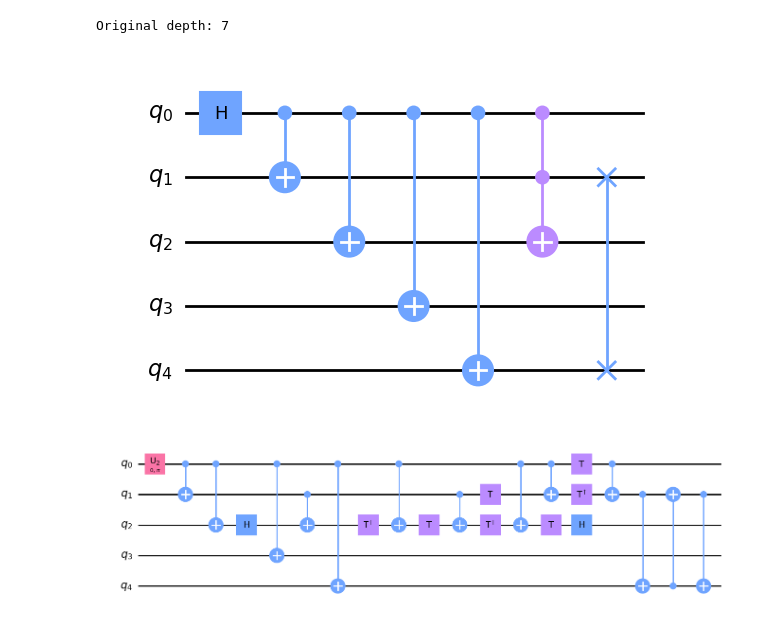
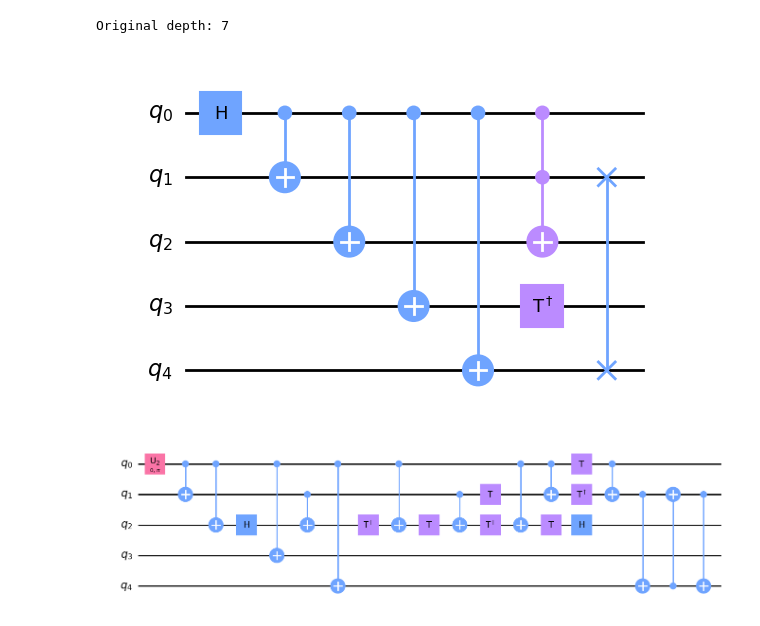
Before and after one commit to Vladlen24/ML4Q, a Jupyter notebook: learn-qiskit/transpiler.ipynb, the cells around one changed output. Cells and saved outputs as stored; diff of their text form; code cells hidden in the pictures.

```diff
--- a/learn-qiskit/transpiler.ipynb
+++ b/learn-qiskit/transpiler.ipynb
@@ -7,15 +8,16 @@ backend = FakeVigo()
 # %%
 qc = QuantumCircuit(5)
 qc.h(0)
 qc.cx(0, range(1,5))
 qc.ccx(0,1,2)
 qc.swap(1,4)
+qc.tdg(3)
 print(f'Original depth: {qc.depth()}')
 
 qc.draw(output='mpl')
 # %% [output]
 Original depth: 7
-[figure, old version]
+[figure, new version]
 # %%
 qc = qc.decompose()
 qc.draw(output='mpl')
```
Also changed, not shown: parts of 10 cells of this notebook.
